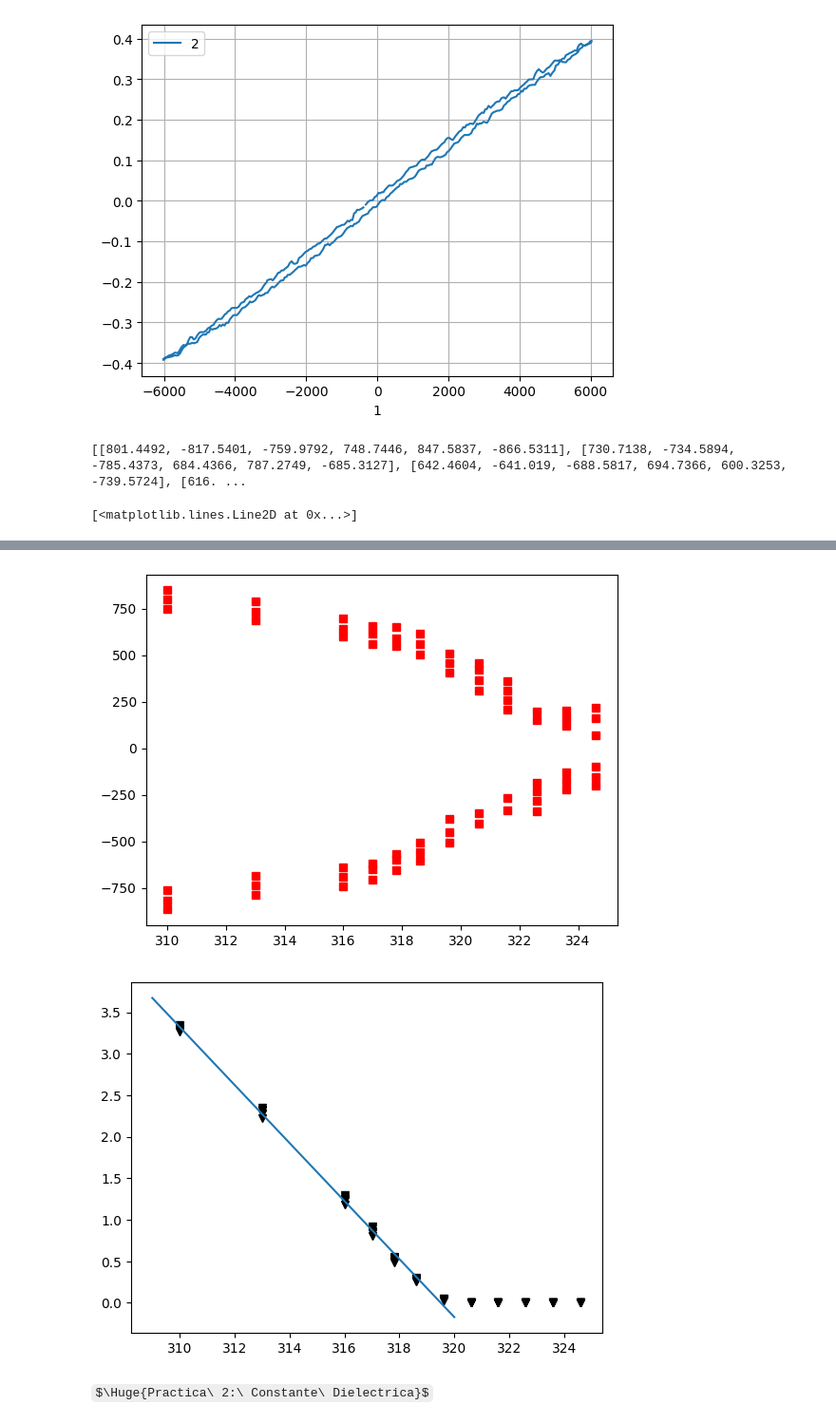
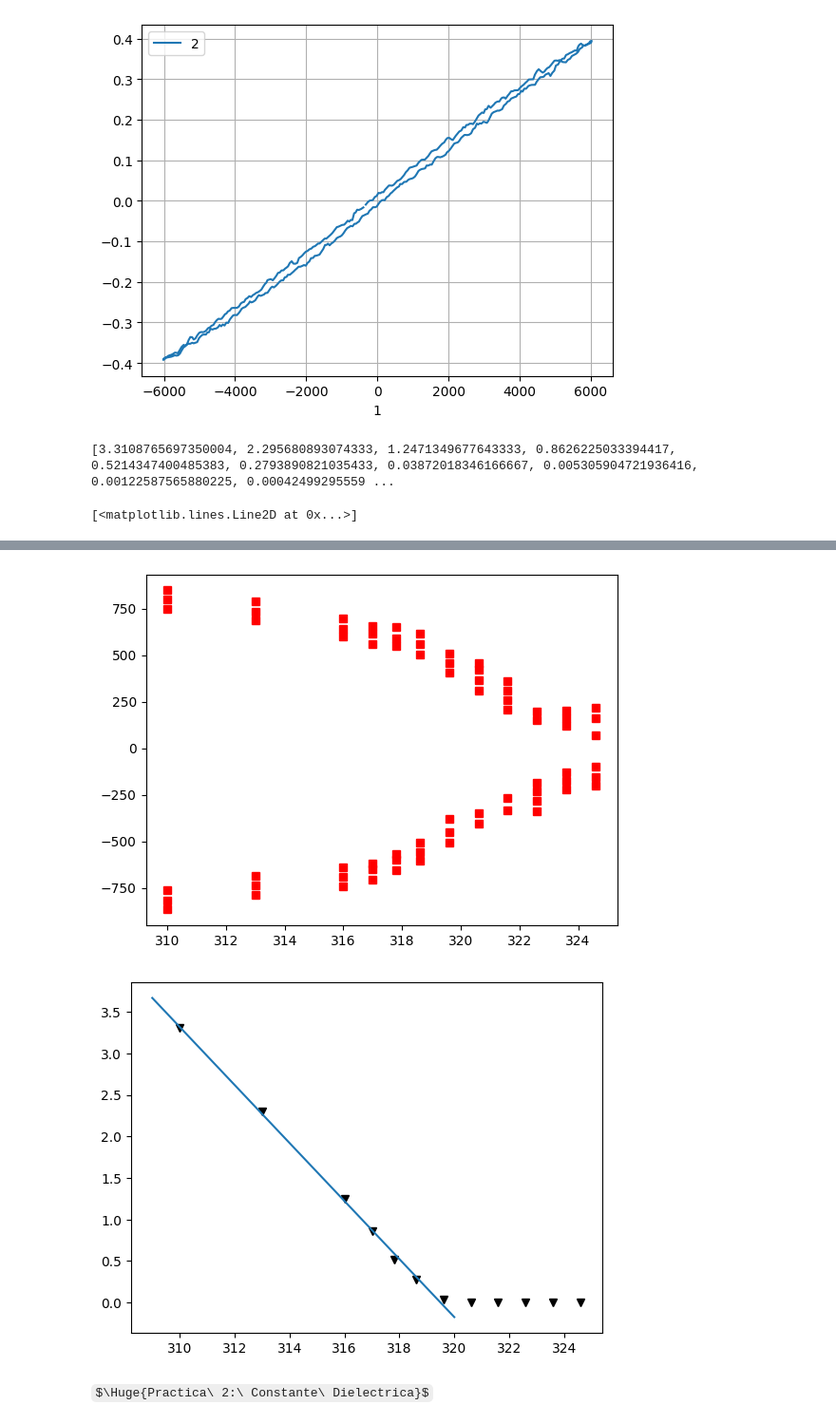
Before and after one commit to albertopeinador/termicas, a Jupyter notebook: lab_termo.ipynb, the cells around one changed output, grey strips where cells are left out. Shown at 95% size. Drawn from its saved outputs; the diff is of its cells as text; code cells hidden in the pictures; some formulas as TeX source.

```diff
--- a/lab_termo.ipynb
+++ b/lab_termo.ipynb
@@ -69,38 +69,38 @@ Ec = []
 fig = plt.figure()
 ax = fig.subplots()
 fig2 = plt.figure()
 ax2 = fig2.subplots()
 fig3 = plt.figure()
 ax3 = fig3.subplots()
 for i in list_of_cicles:
     t_Ec = dtfs[i][1][1].iloc[(dtfs[i][1][2]).abs().argsort()[:6]].to_list()
     t_Pr = dtfs[i][1][2].iloc[(dtfs[i][1][1]).abs().argsort()[:6]].to_list()
     Pr.append(t_Pr)
     Ec.append(t_Ec)
     for j in range(len(t_Pr)):
         ax.plot(dtfs[i][0], t_Pr[j], 'kv')
         ax2.plot(dtfs[i][0], t_Ec[j], 'rs')
-        ax3.plot(dtfs[i][0], t_Pr[j]**2, 'kv')
 #ax.set_yscale('log')
 #ax2.set_yscale('log')
 #ax3.set_yscale('log')
 av_Pr2 = []
 T = []
 for i in range (len (Pr)):
-    av_Pr2.append((Pr[i][0]**2 + Pr[i][1]**2) / 2)
+    av_Pr2.append(np.mean([j**2 for j in Pr[i]]))
 for i in list_of_cicles:
     T.append (dtfs[i][0])
-print (Ec)
+#print (av_Pr2)
+ax3.plot(T, av_Pr2, 'kv')
 par, cov = curve_fit(r, T[:-5], av_Pr2[:-5])
 x = np.linspace(309, 320, 100)
 y = r(x, par[0], par[1])
 ax3.plot(x, y)
 # %% [output]
-[[801.4492, -817.5401, -759.9792, 748.7446, 847.5837, -866.5311], [730.7138, -734.5894, -785.4373, 684.4366, 787.2749, -685.3127], [642.4604, -641.019, -688.5817, 694.7366, 600.3253, -739.5724], [616. ...
+[3.3108765697350004, 2.295680893074333, 1.2471349677643333, 0.8626225033394417, 0.5214347400485383, 0.2793890821035433, 0.03872018346166667, 0.005305904721936416, 0.00122587565880225, 0.00042499295559 ...
 [<matplotlib.lines.Line2D at 0x...>]
 [figure]
 [figure]
-[figure, old version]
+[figure, new version]
 # %% [markdown]
 $\Huge{Practica\ 2:\ Constante\ Dielectrica}$
 # %%
```
Also changed, not shown: parts of 1 cell of this notebook.
